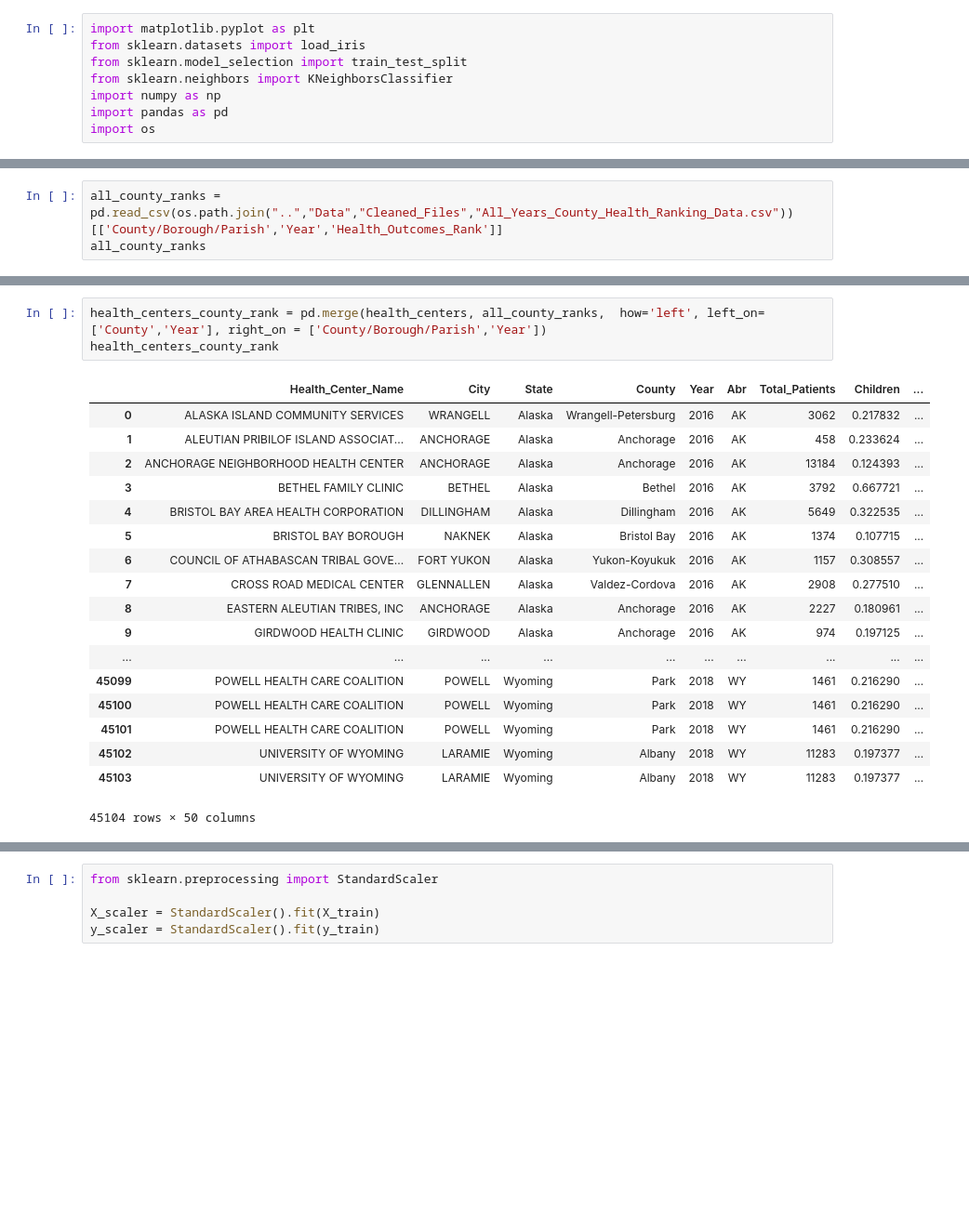
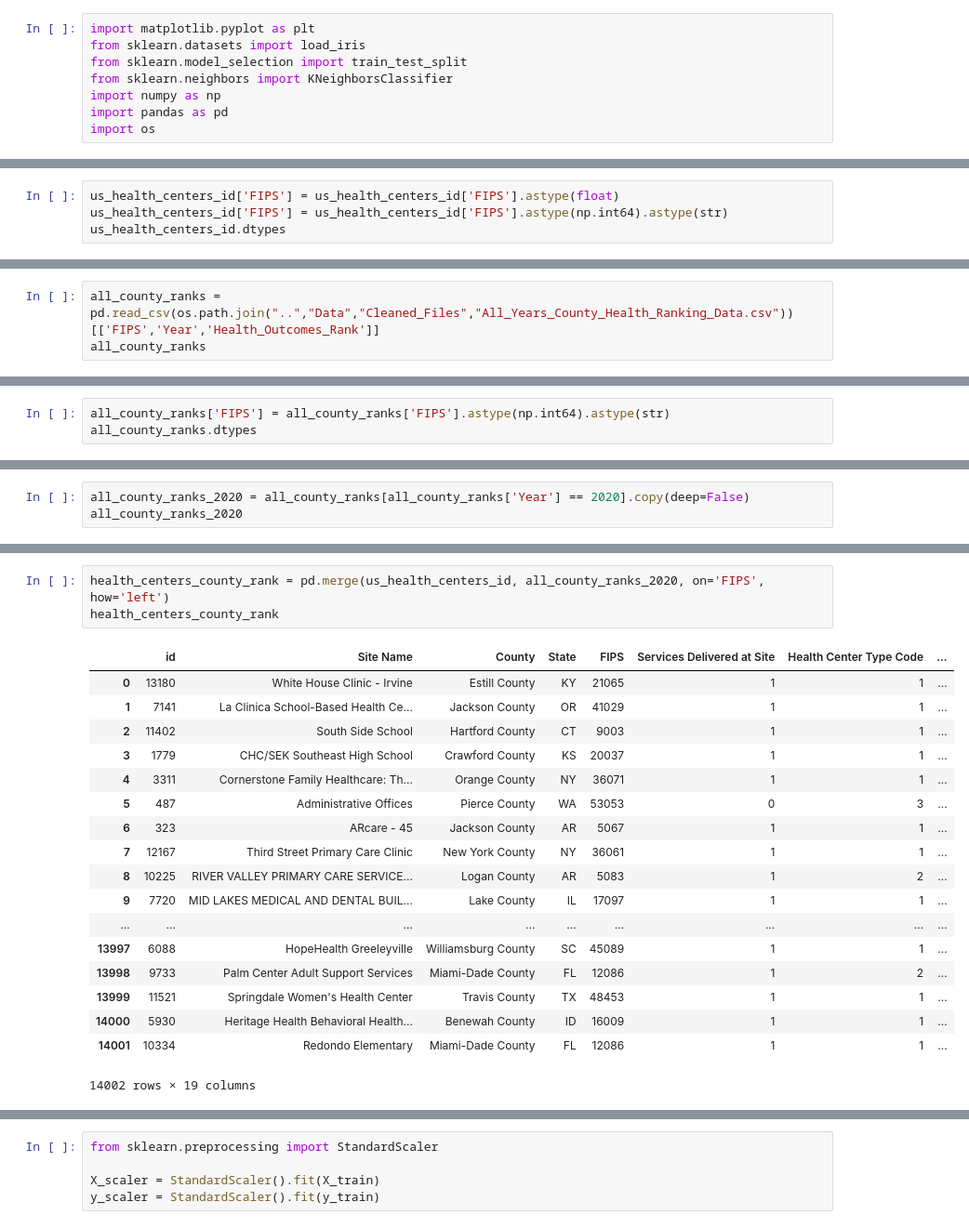
Before and after one commit to stevenjbark/DataAnalytics-FinalProject, a Jupyter notebook: Healthcare_Center_Analysis/KNN_Model_Attempt.ipynb, the cells around one changed output, grey strips where cells are left out. Shown at 93% size. Cells and saved outputs as stored; diff of their text form; blank space fills up the shorter version.

```diff
--- a/Healthcare_Center_Analysis/KNN_Model_Attempt.ipynb
+++ b/Healthcare_Center_Analysis/KNN_Model_Attempt.ipynb
@@ -63,0 +294,4 @@ centers_with_county_ranks
+# %%
+us_health_centers_id['FIPS'] = us_health_centers_id['FIPS'].astype(float)
+us_health_centers_id['FIPS'] = us_health_centers_id['FIPS'].astype(np.int64).astype(str)
+us_health_centers_id.dtypes
@@ -64,4 +317,4 @@ centers_with_county_ranks
 # %%
-all_county_ranks = pd.read_csv(os.path.join("..","Data","Cleaned_Files","All_Years_County_Health_Ranking_Data.csv"))[['County/Borough/Parish','Year','Health_Outcomes_Rank']]
+all_county_ranks = pd.read_csv(os.path.join("..","Data","Cleaned_Files","All_Years_County_Health_Ranking_Data.csv"))[['FIPS','Year','Health_Outcomes_Rank']]
 all_county_ranks
 # %% [output]
@@ -85 +338,4 @@ all_county_ranks
 19150 rows × 3 columns
+# %%
+all_county_ranks['FIPS'] = all_county_ranks['FIPS'].astype(np.int64).astype(str)
+all_county_ranks.dtypes
@@ -85,0 +347,3 @@ all_county_ranks
+# %%
+all_county_ranks_2020 = all_county_ranks[all_county_ranks['Year'] == 2020].copy(deep=False)
+all_county_ranks_2020
@@ -86,25 +369,25 @@ all_county_ranks
 # %%
-health_centers_county_rank = pd.merge(health_centers, all_county_ranks,  how='left', left_on=['County','Year'], right_on = ['County/Borough/Parish','Year'])
+health_centers_county_rank = pd.merge(us_health_centers_id, all_county_ranks_2020, on='FIPS', how='left')
 health_centers_county_rank
 # %% [output]
-|  | Health_Center_Name | City | State | County | Year | Abr | Total_Patients | Children | ... |
-| 0 | ALASKA ISLAND COMMUNITY SERVICES | WRANGELL | Alaska | Wrangell-Petersburg | 2016 | AK | 3062 | 0.217832 | ... |
-| 1 | ALEUTIAN PRIBILOF ISLAND ASSOCIAT... | ANCHORAGE | Alaska | Anchorage | 2016 | AK | 458 | 0.233624 | ... |
-| 2 | ANCHORAGE NEIGHBORHOOD HEALTH CENTER | ANCHORAGE | Alaska | Anchorage | 2016 | AK | 13184 | 0.124393 | ... |
-| 3 | BETHEL FAMILY CLINIC | BETHEL | Alaska | Bethel | 2016 | AK | 3792 | 0.667721 | ... |
-| 4 | BRISTOL BAY AREA HEALTH CORPORATION | DILLINGHAM | Alaska | Dillingham | 2016 | AK | 5649 | 0.322535 | ... |
-| 5 | BRISTOL BAY BOROUGH | NAKNEK | Alaska | Bristol Bay | 2016 | AK | 1374 | 0.107715 | ... |
-| 6 | COUNCIL OF ATHABASCAN TRIBAL GOVE... | FORT YUKON | Alaska | Yukon-Koyukuk | 2016 | AK | 1157 | 0.308557 | ... |
-| 7 | CROSS ROAD MEDICAL CENTER | GLENNALLEN | Alaska | Valdez-Cordova | 2016 | AK | 2908 | 0.277510 | ... |
-| 8 | EASTERN ALEUTIAN TRIBES, INC | ANCHORAGE | Alaska | Anchorage | 2016 | AK | 2227 | 0.180961 | ... |
-| 9 | GIRDWOOD HEALTH CLINIC | GIRDWOOD | Alaska | Anchorage | 2016 | AK | 974 | 0.197125 | ... |
-| ... | ... | ... | ... | ... | ... | ... | ... | ... | ... |
-| 45099 | POWELL HEALTH CARE COALITION | POWELL | Wyoming | Park | 2018 | WY | 1461 | 0.216290 | ... |
-| 45100 | POWELL HEALTH CARE COALITION | POWELL | Wyoming | Park | 2018 | WY | 1461 | 0.216290 | ... |
-| 45101 | POWELL HEALTH CARE COALITION | POWELL | Wyoming | Park | 2018 | WY | 1461 | 0.216290 | ... |
-| 45102 | UNIVERSITY OF WYOMING | LARAMIE | Wyoming | Albany | 2018 | WY | 11283 | 0.197377 | ... |
-| 45103 | UNIVERSITY OF WYOMING | LARAMIE | Wyoming | Albany | 2018 | WY | 11283 | 0.197377 | ... |
+|  | id | Site Name | County | State | FIPS | Services Delivered at Site | Health Center Type Code | ... |
+| 0 | 13180 | White House Clinic - Irvine | Estill County | KY | 21065 | 1 | 1 | ... |
+| 1 | 7141 | La Clinica School-Based Health Ce... | Jackson County | OR | 41029 | 1 | 1 | ... |
+| 2 | 11402 | South Side School | Hartford County | CT | 9003 | 1 | 1 | ... |
+| 3 | 1779 | CHC/SEK Southeast High School | Crawford County | KS | 20037 | 1 | 1 | ... |
+| 4 | 3311 | Cornerstone Family Healthcare: Th... | Orange County | NY | 36071 | 1 | 1 | ... |
+| 5 | 487 | Administrative Offices | Pierce County | WA | 53053 | 0 | 3 | ... |
+| 6 | 323 | ARcare - 45 | Jackson County | AR | 5067 | 1 | 1 | ... |
+| 7 | 12167 | Third Street Primary Care Clinic | New York County | NY | 36061 | 1 | 1 | ... |
+| 8 | 10225 | RIVER VALLEY PRIMARY CARE SERVICE... | Logan County | AR | 5083 | 1 | 2 | ... |
+| 9 | 7720 | MID LAKES MEDICAL AND DENTAL BUIL... | Lake County | IL | 17097 | 1 | 1 | ... |
+| ... | ... | ... | ... | ... | ... | ... | ... | ... |
+| 13997 | 6088 | HopeHealth Greeleyville | Williamsburg County | SC | 45089 | 1 | 1 | ... |
+| 13998 | 9733 | Palm Center Adult Support Services | Miami-Dade County | FL | 12086 | 1 | 2 | ... |
+| 13999 | 11521 | Springdale Women's Health Center | Travis County | TX | 48453 | 1 | 1 | ... |
+| 14000 | 5930 | Heritage Health Behavioral Health... | Benewah County | ID | 16009 | 1 | 1 | ... |
+| 14001 | 10334 | Redondo Elementary | Miami-Dade County | FL | 12086 | 1 | 1 | ... |
-45104 rows × 50 columns
+14002 rows × 19 columns
 # %%
 health_centers_county_rank.loc[health_centers_county_rank.isnull().any(axis=1)]
 # %% [output]
```
Also changed, not shown: parts of 36 cells of this notebook, 1 other file.
